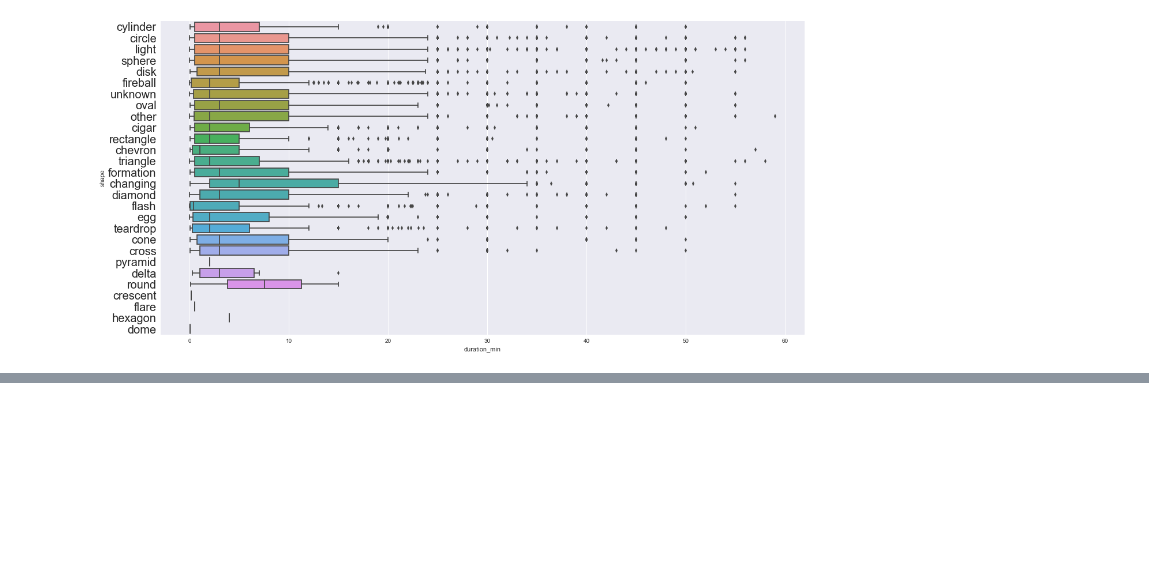
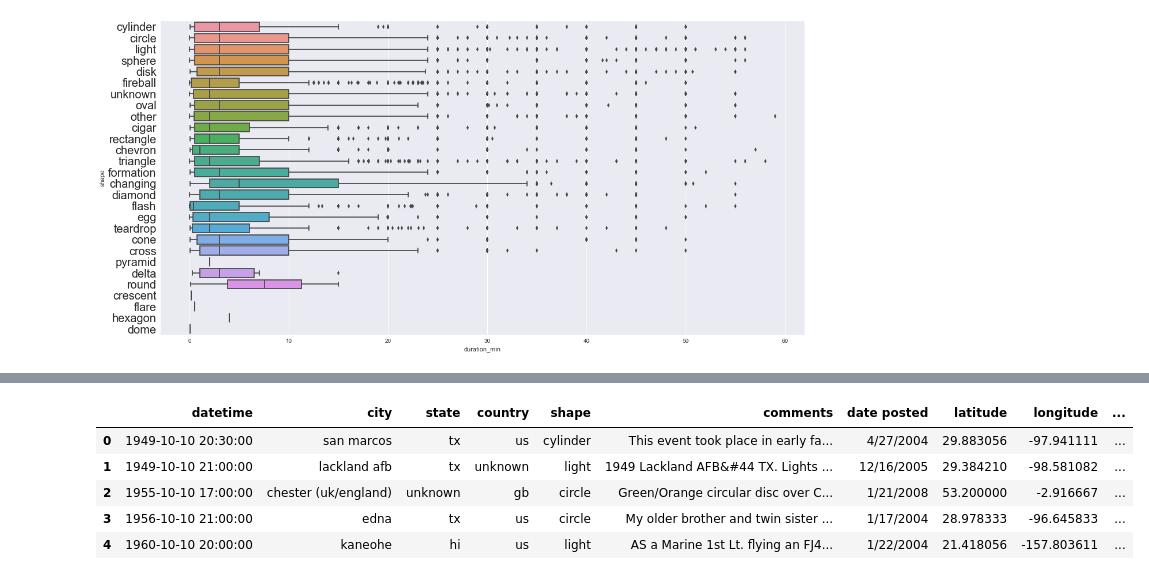
Before and after one commit to babinyurii/study-bench, a Jupyter notebook: ufo/UFO_walkthrough_1.ipynb, the cells around one changed output, grey strips where cells are left out. Cells and saved outputs as stored; diff of their text form; code cells hidden in the pictures; blank space fills up the shorter version.

```diff
--- a/ufo/UFO_walkthrough_1.ipynb
+++ b/ufo/UFO_walkthrough_1.ipynb
@@ -566,0 +604,2 @@ plt.yticks(fontsize=20)
+# %%
+indices = countries.where(countries == 'unknown')
@@ -566,0 +641,9 @@ plt.yticks(fontsize=20)
+# %%
+ufo.head()
+# %% [output]
+|  | datetime | city | state | country | shape | comments | date posted | latitude | longitude | ... |
+| 0 | 1949-10-10 20:30:00 | san marcos | tx | us | cylinder | This event took place in early fa... | 4/27/2004 | 29.883056 | -97.941111 | ... |
+| 1 | 1949-10-10 21:00:00 | lackland afb | tx | unknown | light | 1949 Lackland AFB&#44 TX. Lights ... | 12/16/2005 | 29.384210 | -98.581082 | ... |
+| 2 | 1955-10-10 17:00:00 | chester (uk/england) | unknown | gb | circle | Green/Orange circular disc over C... | 1/21/2008 | 53.200000 | -2.916667 | ... |
+| 3 | 1956-10-10 21:00:00 | edna | tx | us | circle | My older brother and twin sister ... | 1/17/2004 | 28.978333 | -96.645833 | ... |
+| 4 | 1960-10-10 20:00:00 | kaneohe | hi | us | light | AS a Marine 1st Lt. flying an FJ4... | 1/22/2004 | 21.418056 | -157.803611 | ... |
```
Also changed, not shown: parts of 9 cells of this notebook, 3 other files.
